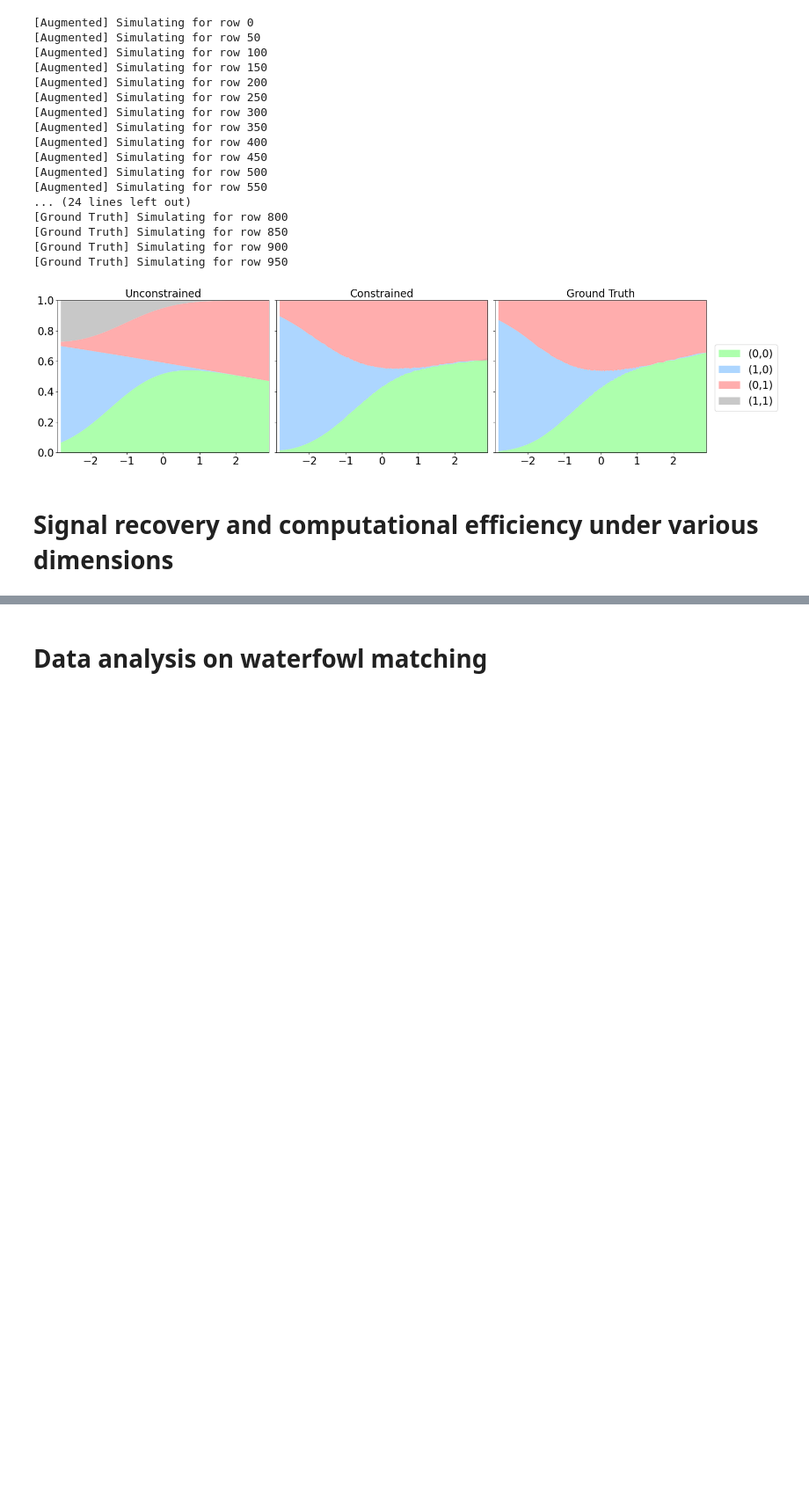
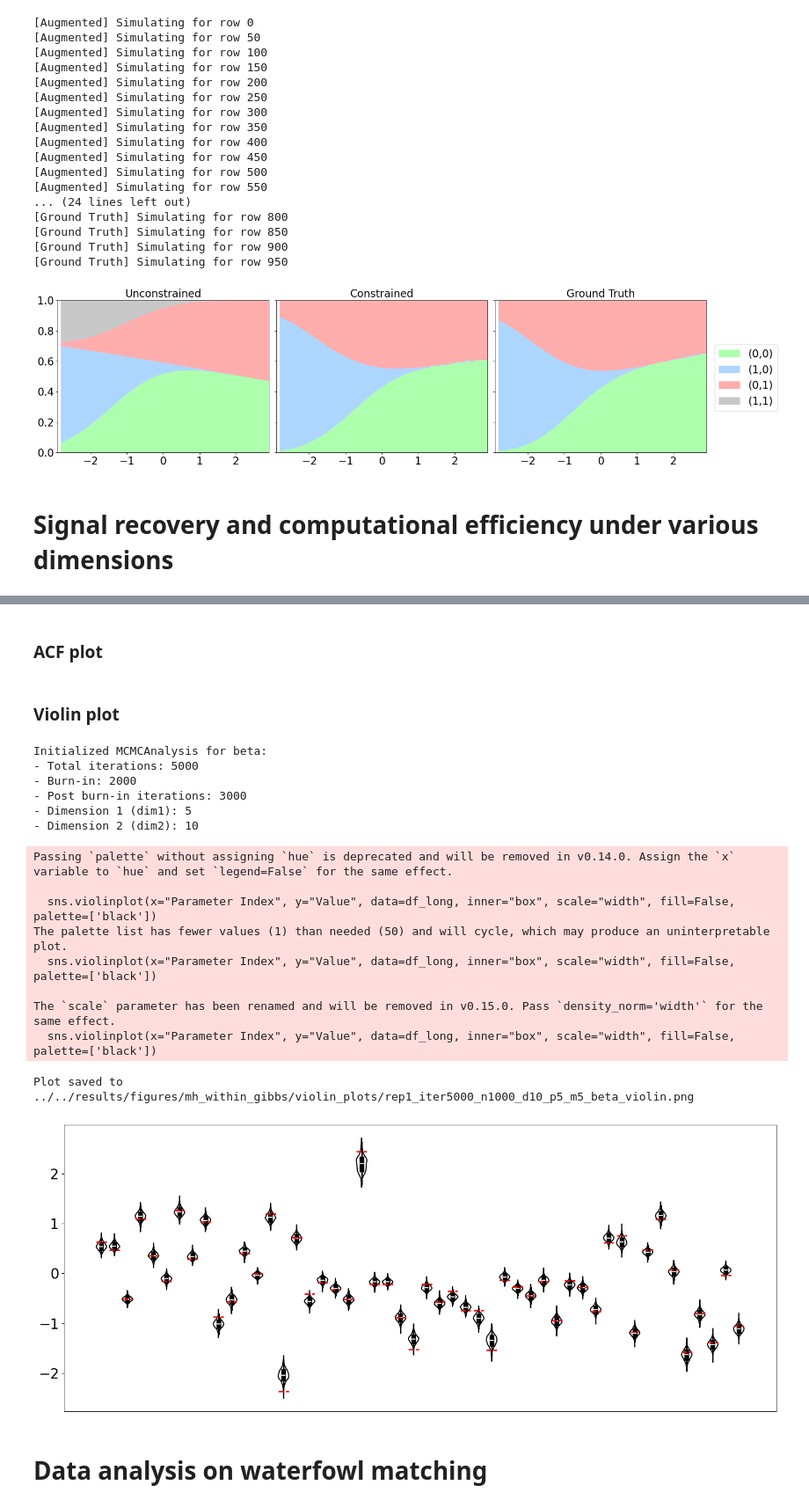
Before and after one commit to YuZh98/combinatorial-regression, a Jupyter notebook: python/plots/Plotting.ipynb, the cells around one changed output, grey strips where cells are left out. Shown at 88% size. Cells and saved outputs as stored; diff of their text form; code cells hidden in the pictures; blank space fills up the shorter version.

```diff
--- a/python/plots/Plotting.ipynb
+++ b/python/plots/Plotting.ipynb
@@ -262,0 +1506,2 @@ plt.show()
+# %% [markdown]
+### ACF plot
@@ -263,2 +1527,40 @@ plt.show()
+# %% [markdown]
+### Violin plot
+# %%
+# violin plots
+
+burn_in = 2000
+rep = 1
+n_iter = 5000
+n, d, p, m = 1000, 10, 5, 5
+beta_samples = _load_array_from_rds(os.path.join(sample_dir, f"rep{rep}_iter{n_iter}_n{n}_d{d}_p{p}_m{m}__kernelexponential__beta_samples.rds"))
+beta_true = _load_array_from_rds(os.path.join(sample_dir, f"rep{rep}_iter{n_iter}_n{n}_d{d}_p{p}_m{m}__kernelexponential__beta_true.rds"))
+image_dir  = "../../results/figures/mh_within_gibbs/violin_plots"
+
+Analyzer_beta = MCMCAnalysis(beta_samples,
+                             burn_in = burn_in,
+                             param_name = "beta",
+                             ground_truth = beta_true)
+
+
+Analyzer_beta.plot_posterior_violin(config=3, clean_mode=True,
+                                       save_path=os.path.join(image_dir, f"rep{rep}_iter{n_iter}_n{n}_d{d}_p{p}_m{m}_beta_violin.png"))
+# %% [output]
+Initialized MCMCAnalysis for beta:
+- Total iterations: 5000
+- Burn-in: 2000
+- Post burn-in iterations: 3000
+- Dimension 1 (dim1): 5
+- Dimension 2 (dim2): 10
+Passing `palette` without assigning `hue` is deprecated and will be removed in v0.14.0. Assign the `x` variable to `hue` and set `legend=False` for the same effect.
+
+  sns.violinplot(x="Parameter Index", y="Value", data=df_long, inner="box", scale="width", fill=False, palette=['black'])
+The palette list has fewer values (1) than needed (50) and will cycle, which may produce an uninterpretable plot.
+  sns.violinplot(x="Parameter Index", y="Value", data=df_long, inner="box", scale="width", fill=False, palette=['black'])
+
+The `scale` parameter has been renamed and will be removed in v0.15.0. Pass `density_norm='width'` for the same effect.
+  sns.violinplot(x="Parameter Index", y="Value", data=df_long, inner="box", scale="width", fill=False, palette=['black'])
+Plot saved to ../../results/figures/mh_within_gibbs/violin_plots/rep1_iter5000_n1000_d10_p5_m5_beta_violin.png
+[figure, added]
 # %% [markdown]
 # Data analysis on waterfowl matching
```
Also changed, not shown: parts of 26 cells of this notebook, 4 other files.
